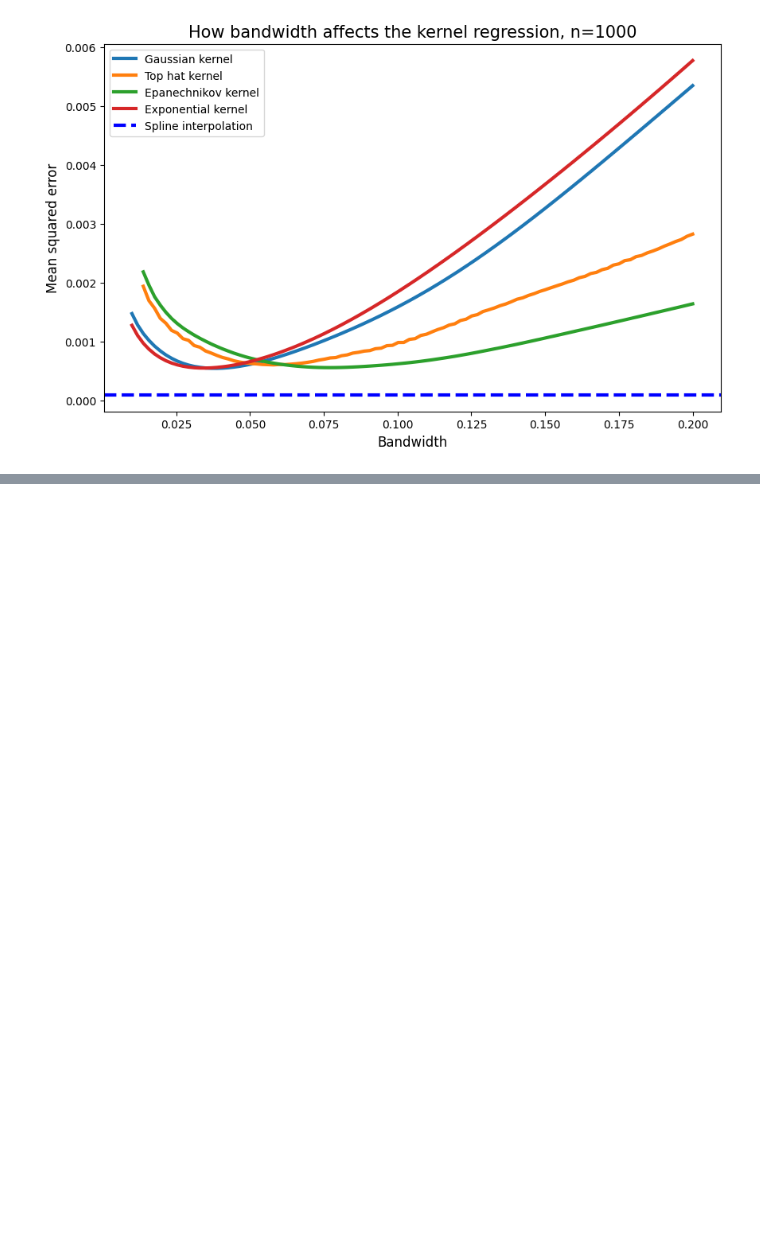
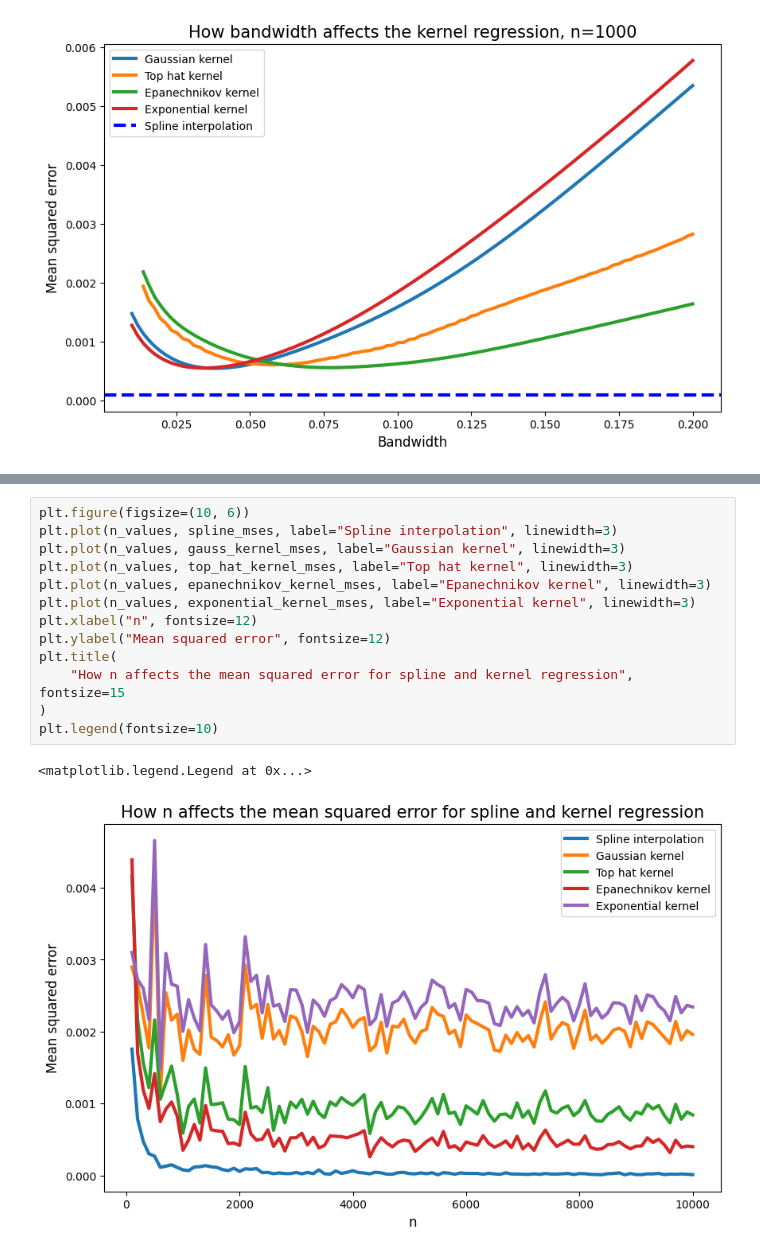
Before and after one commit to nizwant/adv_ml_labs, a Jupyter notebook: 10AAA_regression.ipynb, the cells around one changed output, grey strips where cells are left out. Saved outputs shown, nothing was run; the diff lists cells and outputs as text; blank space fills up the shorter version.

```diff
--- a/10AAA_regression.ipynb
+++ b/10AAA_regression.ipynb
@@ -473,0 +554,16 @@ plt.legend(fontsize=10)
+# %%
+plt.figure(figsize=(10, 6))
+plt.plot(n_values, spline_mses, label="Spline interpolation", linewidth=3)
+plt.plot(n_values, gauss_kernel_mses, label="Gaussian kernel", linewidth=3)
+plt.plot(n_values, top_hat_kernel_mses, label="Top hat kernel", linewidth=3)
+plt.plot(n_values, epanechnikov_kernel_mses, label="Epanechnikov kernel", linewidth=3)
+plt.plot(n_values, exponential_kernel_mses, label="Exponential kernel", linewidth=3)
+plt.xlabel("n", fontsize=12)
+plt.ylabel("Mean squared error", fontsize=12)
+plt.title(
+    "How n affects the mean squared error for spline and kernel regression", fontsize=15
+)
+plt.legend(fontsize=10)
+# %% [output]
+<matplotlib.legend.Legend at 0x...>
+[figure, added]
```
Also changed, not shown: parts of 2 cells of this notebook.
